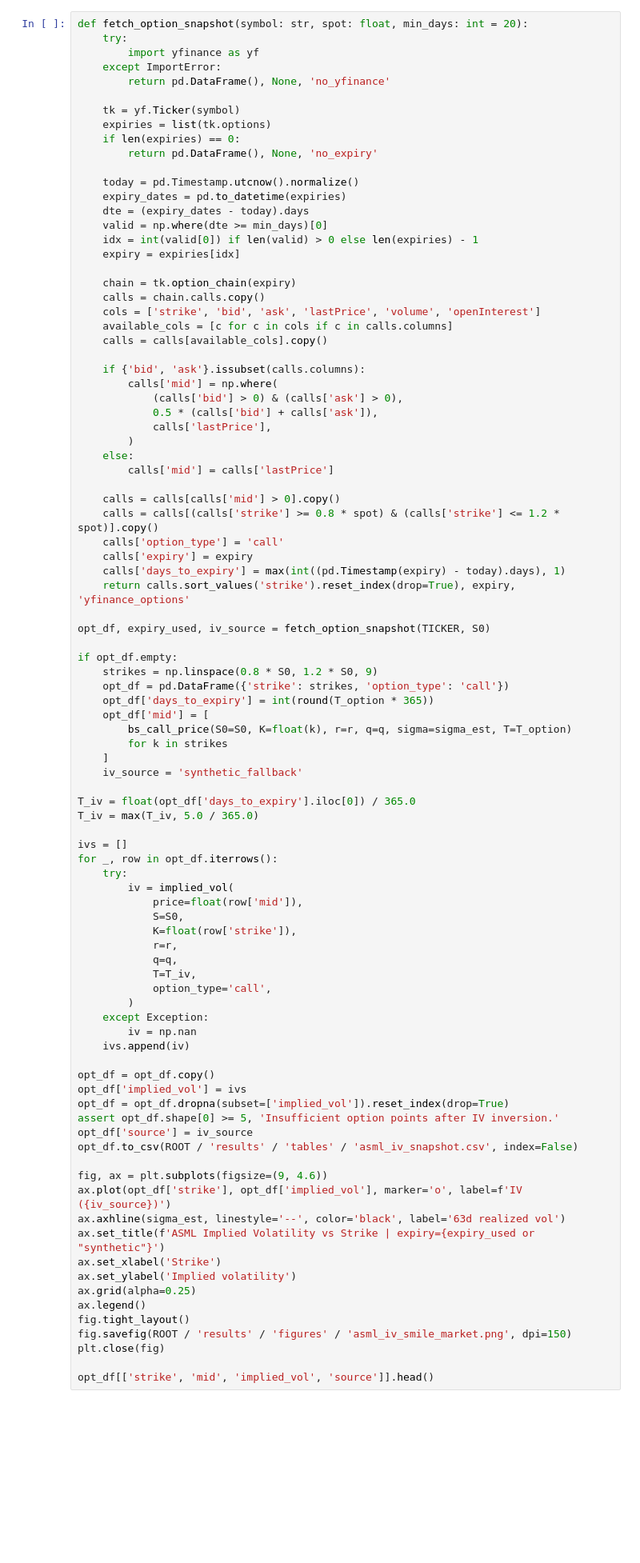
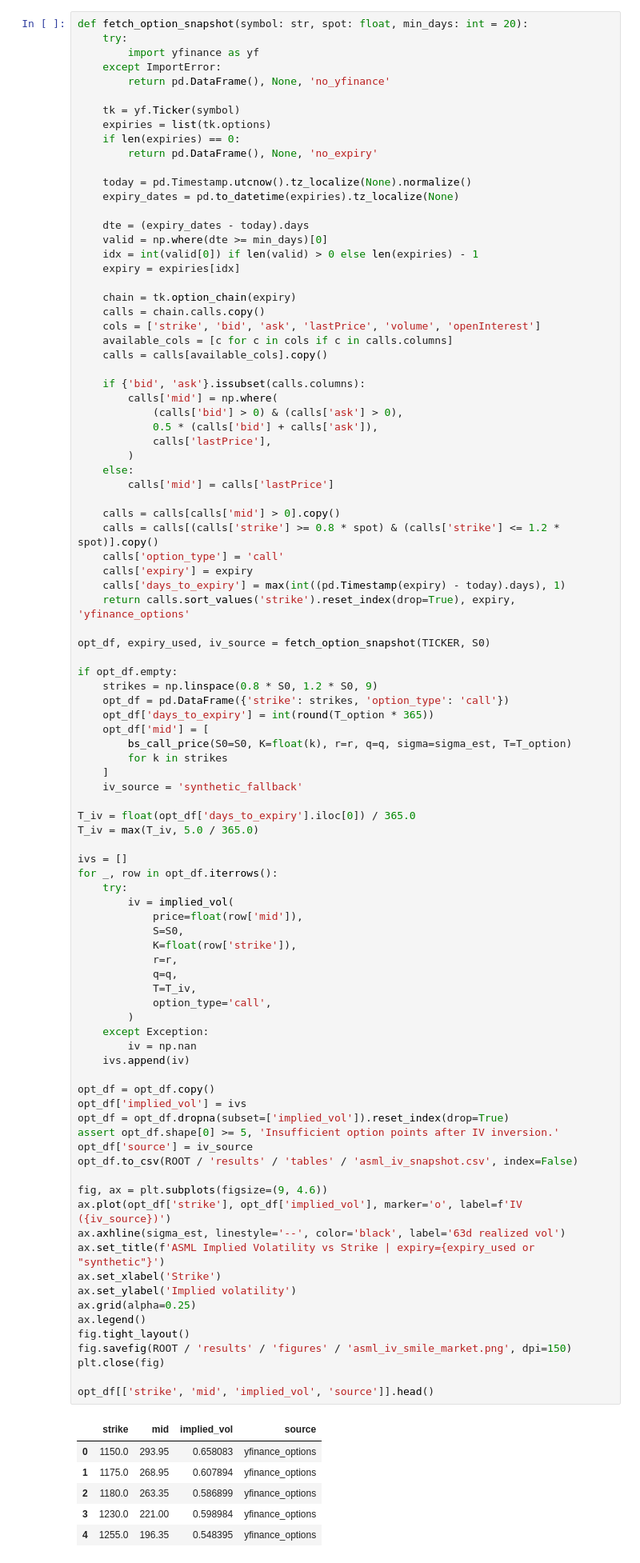
Before and after one commit to basarr/interactive_portfolio_optimization, a Jupyter notebook: notebooks/09_asml_real_data_capstone.ipynb, the cells around one changed output. Shown at 80% size. Cells and saved outputs as stored; diff of their text form; blank space fills up the shorter version.

```diff
--- a/notebooks/09_asml_real_data_capstone.ipynb
+++ b/notebooks/09_asml_real_data_capstone.ipynb
@@ -307,8 +321,9 @@ def fetch_option_snapshot(symbol: str, spot: float, min_days: int = 20):
     if len(expiries) == 0:
         return pd.DataFrame(), None, 'no_expiry'
 
-    today = pd.Timestamp.utcnow().normalize()
-    expiry_dates = pd.to_datetime(expiries)
+    today = pd.Timestamp.utcnow().tz_localize(None).normalize()
+    expiry_dates = pd.to_datetime(expiries).tz_localize(None)
+
     dte = (expiry_dates - today).days
     valid = np.where(dte >= min_days)[0]
     idx = int(valid[0]) if len(valid) > 0 else len(expiries) - 1
@@ -360,31 +375,38 @@ for _, row in opt_df.iterrows():
             K=float(row['strike']),
             r=r,
             q=q,
             T=T_iv,
             option_type='call',
         )
     except Exception:
         iv = np.nan
     ivs.append(iv)
 
 opt_df = opt_df.copy()
 opt_df['implied_vol'] = ivs
 opt_df = opt_df.dropna(subset=['implied_vol']).reset_index(drop=True)
 assert opt_df.shape[0] >= 5, 'Insufficient option points after IV inversion.'
 opt_df['source'] = iv_source
 opt_df.to_csv(ROOT / 'results' / 'tables' / 'asml_iv_snapshot.csv', index=False)
 
 fig, ax = plt.subplots(figsize=(9, 4.6))
 ax.plot(opt_df['strike'], opt_df['implied_vol'], marker='o', label=f'IV ({iv_source})')
 ax.axhline(sigma_est, linestyle='--', color='black', label='63d realized vol')
 ax.set_title(f'ASML Implied Volatility vs Strike | expiry={expiry_used or "synthetic"}')
 ax.set_xlabel('Strike')
 ax.set_ylabel('Implied volatility')
 ax.grid(alpha=0.25)
 ax.legend()
 fig.tight_layout()
 fig.savefig(ROOT / 'results' / 'figures' / 'asml_iv_smile_market.png', dpi=150)
 plt.close(fig)
 
 opt_df[['strike', 'mid', 'implied_vol', 'source']].head()
+# %% [output]
+|  | strike | mid | implied_vol | source |
+| 0 | 1150.0 | 293.95 | 0.658083 | yfinance_options |
+| 1 | 1175.0 | 268.95 | 0.607894 | yfinance_options |
+| 2 | 1180.0 | 263.35 | 0.586899 | yfinance_options |
+| 3 | 1230.0 | 221.00 | 0.598984 | yfinance_options |
+| 4 | 1255.0 | 196.35 | 0.548395 | yfinance_options |
 # %% [markdown]
```
Also changed, not shown: parts of 15 cells of this notebook.
